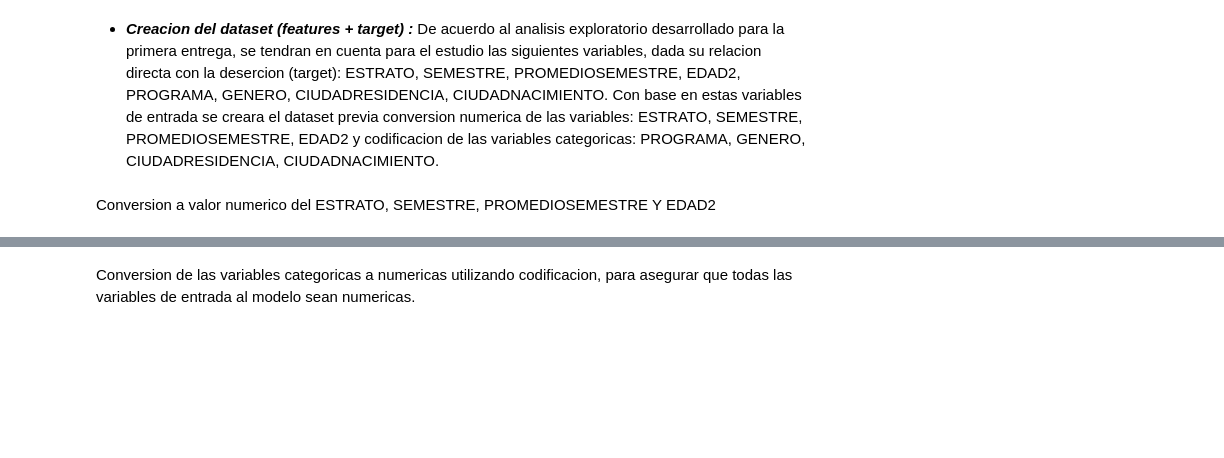
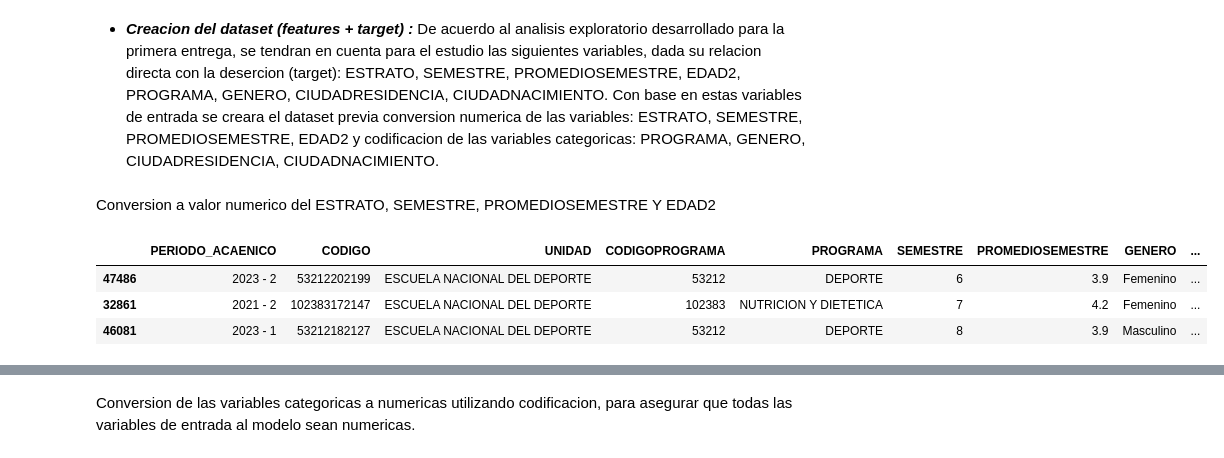
Before and after one commit to Daniel27110/Ciencia-de-Datos-Aplicada-Proyecto-Final, a Jupyter notebook: analytics/entrega final/preparacion_de_datos.ipynb, the cells around one changed output, grey strips where cells are left out. Drawn from its saved outputs; the diff is of its cells as text; code cells hidden in the pictures; blank space fills up the shorter version.

```diff
--- a/analytics/entrega final/preparacion_de_datos.ipynb
+++ b/analytics/entrega final/preparacion_de_datos.ipynb
@@ -127,3 +131,10 @@ demograficos_df_uniq[field] = demograficos_df_uniq[field].astype(str).str.replac
 demograficos_df_uniq[field] = pd.to_numeric(demograficos_df_uniq[field], errors='coerce')
 field="EDAD2"
 demograficos_df_uniq[field] = pd.to_numeric(demograficos_df_uniq[field], errors='coerce')
+# %%
+demograficos_df_uniq.sample(3)
+# %% [output]
+|  | PERIODO_ACAENICO | CODIGO | UNIDAD | CODIGOPROGRAMA | PROGRAMA | SEMESTRE | PROMEDIOSEMESTRE | GENERO | ... |
+| 47486 | 2023 - 2 | 53212202199 | ESCUELA NACIONAL DEL DEPORTE | 53212 | DEPORTE | 6 | 3.9 | Femenino | ... |
+| 32861 | 2021 - 2 | 102383172147 | ESCUELA NACIONAL DEL DEPORTE | 102383 | NUTRICION Y DIETETICA | 7 | 4.2 | Femenino | ... |
+| 46081 | 2023 - 1 | 53212182127 | ESCUELA NACIONAL DEL DEPORTE | 53212 | DEPORTE | 8 | 3.9 | Masculino | ... |
```
Also changed, not shown: parts of 19 cells of this notebook, 1 other file.
